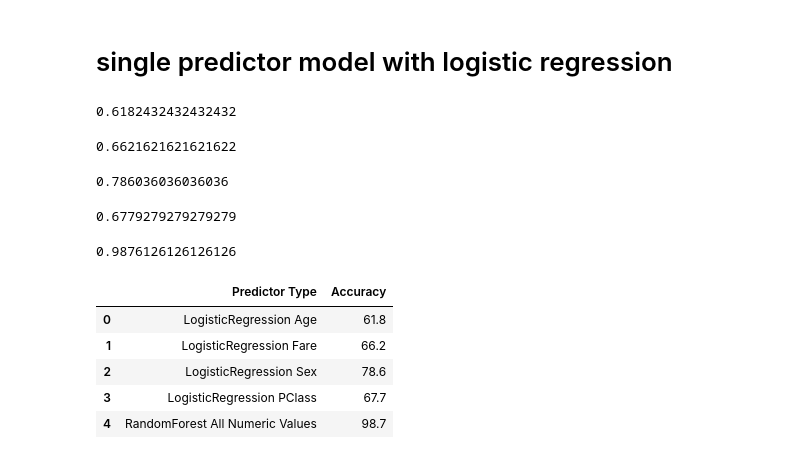
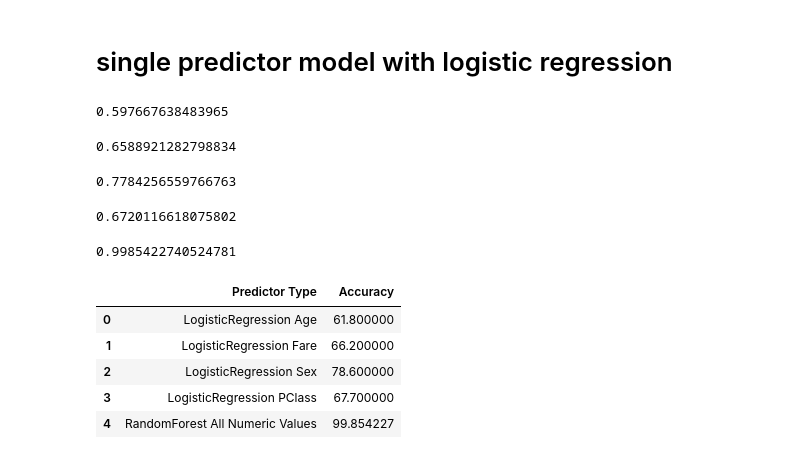
Before and after one commit to milindhpatil/Titanic_Data_Analysis, a Jupyter notebook: Titanic/Titanic Data Analysis.ipynb, the cells around one changed output. Saved outputs shown, nothing was run; the diff lists cells and outputs as text; code cells hidden in the pictures.

Commit message:
updateRandomForesterWithTitle_1

```diff
--- a/Titanic/Titanic Data Analysis.ipynb
+++ b/Titanic/Titanic Data Analysis.ipynb
@@ -328,8 +328,8 @@ df_titanic['title'] = df_titanic['title'].replace('Ms', 'Miss')
 df_titanic['title'] = df_titanic['title'].replace('Mme', 'Mrs')
 
 # Mapping titles
-title_mapping = {"Mr": 1, "Master": 2, "Mrs": 3, "Miss": 4, "Rare": 5}
-# df_titanic['title'] = df_titanic['title'].map(title_mapping)
+title_mapping = {"Mr.": 1, "Master.": 2, "Mrs.": 3, "Miss.": 4, "Rare": 5}
+df_titanic['title'] = df_titanic['title'].map(title_mapping)
 # df_titanic['title'] = df_titanic['title'].fillna(0)
 
 df_titanic
@@ -502,7 +495,7 @@ y_predict = lr.predict(X_Age)
 y_predict[:10]
 (y == y_predict).mean()
 # %% [output]
-0.6182432432432432
+0.597667638483965
 # %%
 ## regression on Fare based survivor prediction
 X_Fare = trainML[['Fare']].values
@@ -514,7 +507,7 @@ y_predict = lr.predict(X_Fare)
 y_predict[:10]
 (y == y_predict).mean()
 # %% [output]
-0.6621621621621622
+0.6588921282798834
 # %%
 ## regression on Sex based survivor prediction
 X_sex = pd.get_dummies(trainML['Sex']).values
@@ -526,7 +519,7 @@ y_predict = lr.predict(X_sex)
 y_predict[:10]
 (y == y_predict).mean()
 # %% [output]
-0.786036036036036
+0.7784256559766763
 # %%
 ## regression on PClass based survivor prediction
 
@@ -539,13 +532,13 @@ y_predict = lr.predict(X_pclass)
 y_predict[:10]
 (y == y_predict).mean()
 # %% [output]
-0.6779279279279279
+0.6720116618075802
 # %%
 # Predicting Survival based on Random Forest
 
 from sklearn.ensemble import RandomForestClassifier
 X=trainML[['Age', 'SibSp', 'Parch',
-       'Fare', 'Name_len', 'FamilyCount']].values # Taking all the numerical values
+       'Fare', 'Name_len', 'FamilyCount','title']].values # Taking all the numerical values
 y = trainML['Survived'].values
 RF = RandomForestClassifier()
 RF.fit(X, y)
@@ -554,17 +547,17 @@ y_predict = RF.predict(X)
 y_predict[:10]
 (y == y_predict).mean()
 # %% [output]
-0.9876126126126126
+0.9985422740524781
 # %%
 pd.DataFrame([["LogisticRegression Age",61.8],
              ["LogisticRegression Fare",66.2],
              ["LogisticRegression Sex",78.6],
              ["LogisticRegression PClass",67.7],
-             ["RandomForest All Numeric Values",98.7],],columns=["Predictor Type","Accuracy"])
+             ["RandomForest All Numeric Values",(y == y_predict).mean()*100],],columns=["Predictor Type","Accuracy"])
 # %% [output]
 |  | Predictor Type | Accuracy |
-| 0 | LogisticRegression Age | 61.8 |
-| 1 | LogisticRegression Fare | 66.2 |
-| 2 | LogisticRegression Sex | 78.6 |
-| 3 | LogisticRegression PClass | 67.7 |
-| 4 | RandomForest All Numeric Values | 98.7 |
+| 0 | LogisticRegression Age | 61.800000 |
+| 1 | LogisticRegression Fare | 66.200000 |
+| 2 | LogisticRegression Sex | 78.600000 |
+| 3 | LogisticRegression PClass | 67.700000 |
+| 4 | RandomForest All Numeric Values | 99.854227 |
```
Also changed, not shown: parts of 1 cell of this notebook.
